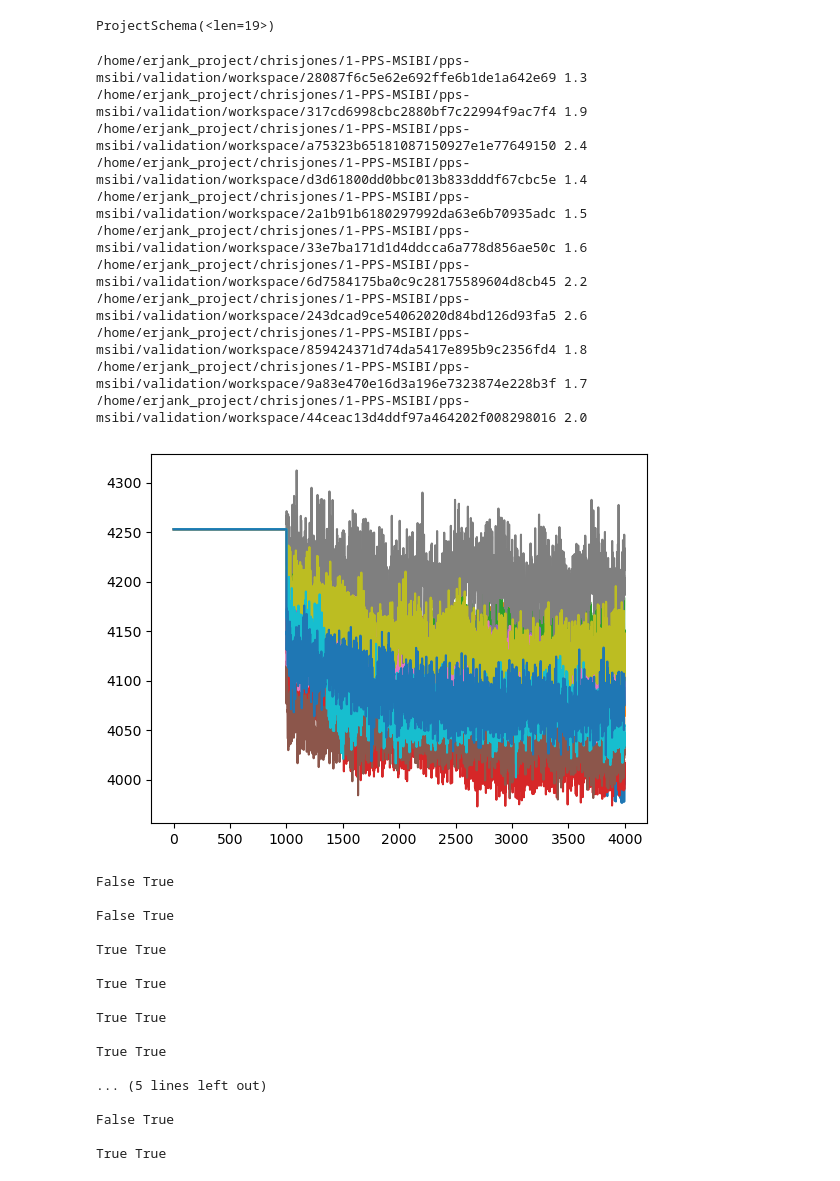
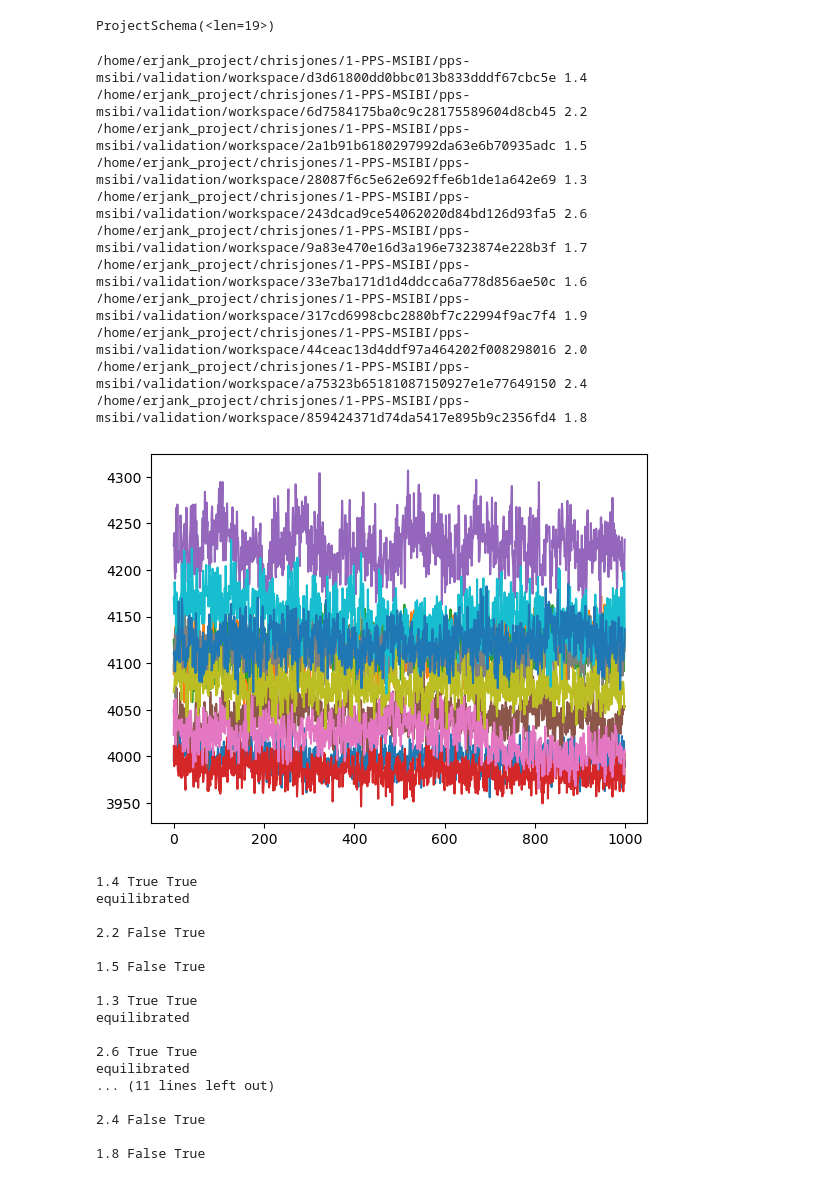
Before and after one commit to chrisjonesBSU/pps-msibi, a Jupyter notebook: notebooks/sampling-tg.ipynb, the cells around one changed output. Cells and saved outputs as stored; diff of their text form; code cells hidden in the pictures.

```diff
--- a/notebooks/sampling-tg.ipynb
+++ b/notebooks/sampling-tg.ipynb
@@ -15,54 +28,58 @@ project.detect_schema()
 ProjectSchema(<len=19>)
 # %%
 for job in project.find_jobs(filter=job_filter):
-    data = np.genfromtxt(job.fn("log.txt"), names=True)
+    data = np.genfromtxt(job.fn("log2.txt"), names=True)
     temp = data["mdcomputeThermodynamicQuantitieskinetic_temperature"]
     vol = data["mdcomputeThermodynamicQuantitiesvolume"]
     pressure = data["mdcomputeThermodynamicQuantitiespressure"]
+    pe = data["mdcomputeThermodynamicQuantitiespotential_energy"]
     #plt.plot(vol[3600:])
     #plt.plot(temp[3950:])
-    plt.plot(vol[2000:])
+    plt.plot(vol[:])
     print(job.path, job.sp.kT)
 # %% [output]
+/home/erjank_project/chrisjones/1-PPS-MSIBI/pps-msibi/validation/workspace/d3d61800dd0bbc013b833dddf67cbc5e 1.4
+/home/erjank_project/chrisjones/1-PPS-MSIBI/pps-msibi/validation/workspace/6d7584175ba0c9c28175589604d8cb45 2.2
+/home/erjank_project/chrisjones/1-PPS-MSIBI/pps-msibi/validation/workspace/2a1b91b6180297992da63e6b70935adc 1.5
 /home/erjank_project/chrisjones/1-PPS-MSIBI/pps-msibi/validation/workspace/28087f6c5e62e692ffe6b1de1a642e69 1.3
+/home/erjank_project/chrisjones/1-PPS-MSIBI/pps-msibi/validation/workspace/243dcad9ce54062020d84bd126d93fa5 2.6
+/home/erjank_project/chrisjones/1-PPS-MSIBI/pps-msibi/validation/workspace/9a83e470e16d3a196e7323874e228b3f 1.7
+/home/erjank_project/chrisjones/1-PPS-MSIBI/pps-msibi/validation/workspace/33e7ba171d1d4ddcca6a778d856ae50c 1.6
 /home/erjank_project/chrisjones/1-PPS-MSIBI/pps-msibi/validation/workspace/317cd6998cbc2880bf7c22994f9ac7f4 1.9
+/home/erjank_project/chrisjones/1-PPS-MSIBI/pps-msibi/validation/workspace/44ceac13d4ddf97a464202f008298016 2.0
 /home/erjank_project/chrisjones/1-PPS-MSIBI/pps-msibi/validation/workspace/a75323b65181087150927e1e77649150 2.4
-/home/erjank_project/chrisjones/1-PPS-MSIBI/pps-msibi/validation/workspace/d3d61800dd0bbc013b833dddf67cbc5e 1.4
-/home/erjank_project/chrisjones/1-PPS-MSIBI/pps-msibi/validation/workspace/2a1b91b6180297992da63e6b70935adc 1.5
-/home/erjank_project/chrisjones/1-PPS-MSIBI/pps-msibi/validation/workspace/33e7ba171d1d4ddcca6a778d856ae50c 1.6
-/home/erjank_project/chrisjones/1-PPS-MSIBI/pps-msibi/validation/workspace/6d7584175ba0c9c28175589604d8cb45 2.2
-/home/erjank_project/chrisjones/1-PPS-MSIBI/pps-msibi/validation/workspace/243dcad9ce54062020d84bd126d93fa5 2.6
 /home/erjank_project/chrisjones/1-PPS-MSIBI/pps-msibi/validation/workspace/859424371d74da5417e895b9c2356fd4 1.8
-/home/erjank_project/chrisjones/1-PPS-MSIBI/pps-msibi/validation/workspace/9a83e470e16d3a196e7323874e228b3f 1.7
-/home/erjank_project/chrisjones/1-PPS-MSIBI/pps-msibi/validation/workspace/44ceac13d4ddf97a464202f008298016 2.0
-[figure, old version]
+[figure, new version]
 # %%
 for job in project.find_jobs(filter=job_filter):
-    data = np.genfromtxt(job.fn("log.txt"), names=True)
+    data = np.genfromtxt(job.fn("log2.txt"), names=True)
     vol = data["mdcomputeThermodynamicQuantitiesvolume"]
     pe = data["mdcomputeThermodynamicQuantitiespotential_energy"]
     sample_idx = len(vol)//2
-    vol_eq = is_equilibrated(vol[sample_idx:], threshold_fraction=0.10, threshold_neff=100)[0]
-    pe_eq = is_equilibrated(pe[sample_idx:], threshold_fraction=0.10, threshold_neff=100)[0]
-    print(vol_eq, pe_eq)
+    vol_eq = is_equilibrated(vol[sample_idx:], threshold_fraction=0.20, threshold_neff=100)[0]
+    pe_eq = is_equilibrated(pe[sample_idx:], threshold_fraction=0.20, threshold_neff=100)[0]
+    print(job.sp.kT, vol_eq, pe_eq)
+    if all([vol_eq, pe_eq]):
+        print("equilibrated")
+        job.doc.equilibrated = True
     print()
 # %% [output]
-False True
+1.4 True True
+equilibrated
 
-False True
+2.2 False True
 
-True True
+1.5 False True
 
-True True
+1.3 True True
+equilibrated
 
-True True
+2.6 True True
+equilibrated
+... (11 lines left out)
 
-True True
+2.4 False True
 
-... (5 lines left out)
-
-False True
-
-True True
+1.8 False True
 # %%
 for job in project.find_jobs(filter=job_filter):
```
Also changed, not shown: parts of 4 cells of this notebook, 1 other file.
